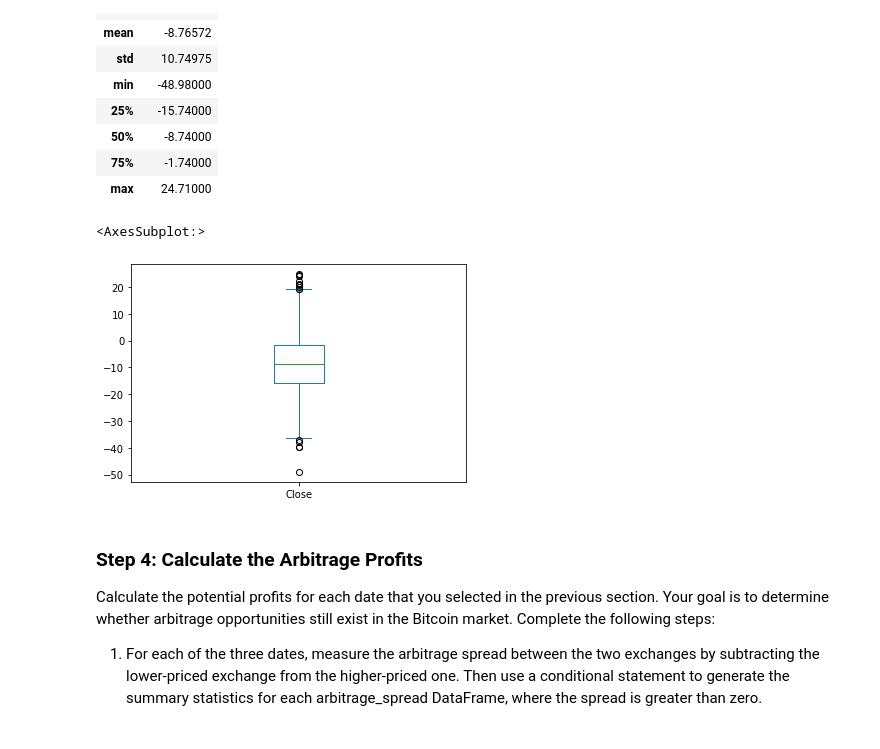
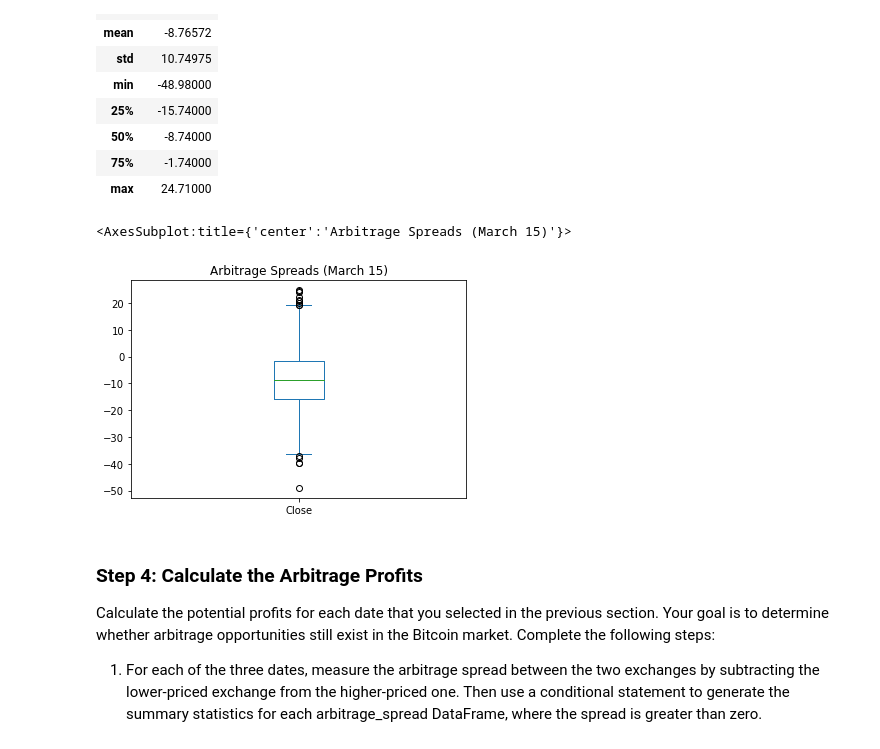
Before and after one commit to mwoj123/Module_3_Challenge, a Jupyter notebook: crypto_arbitrage.ipynb, the cells around one changed output. Drawn from its saved outputs; the diff is of its cells as text; code cells hidden in the pictures.

```diff
--- a/crypto_arbitrage.ipynb
+++ b/crypto_arbitrage.ipynb
@@ -409,10 +409,10 @@ arbitrage_spread_late.describe()
 | max | 24.71000 |
 # %%
 # Visualize the arbitrage spread from late in the dataset in a box plot
-arbitrage_spread_late.plot(kind='box')
+arbitrage_spread_late.plot(kind='box', title = 'Arbitrage Spreads (March 15)')
 # %% [output]
-<AxesSubplot:>
+<AxesSubplot:title={'center':'Arbitrage Spreads (March 15)'}>
-[figure, old version]
+[figure, new version]
 # %% [markdown]
 ### Step 4: Calculate the Arbitrage Profits
 
```
Also changed, not shown: parts of 22 cells of this notebook, 1 other file.
